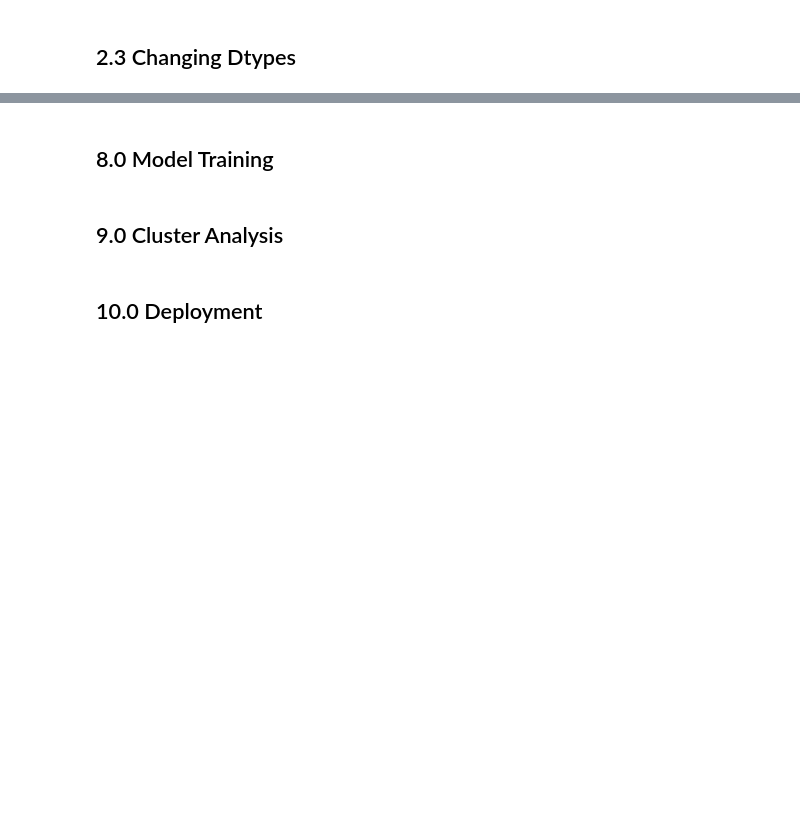
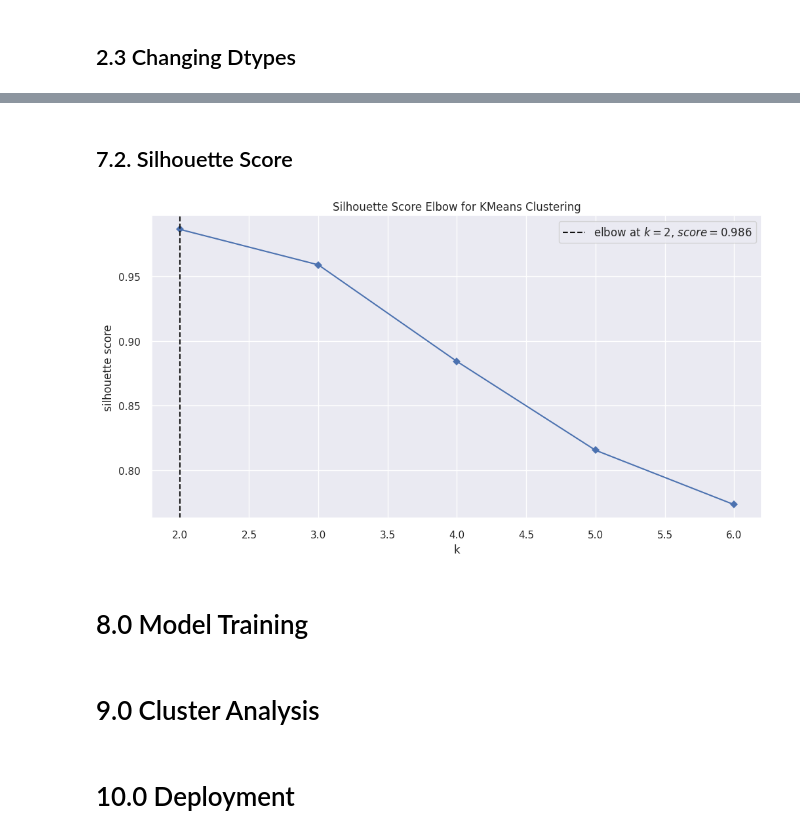
Before and after one commit to leassis91/allmart, a Jupyter notebook: notebooks/c01_definindo-metricas.ipynb, the cells around one changed output, grey strips where cells are left out. Cells and saved outputs as stored; diff of their text form; code cells hidden in the pictures; blank space fills up the shorter version.

```diff
--- a/notebooks/c01_definindo-metricas.ipynb
+++ b/notebooks/c01_definindo-metricas.ipynb
@@ -157,6 +334,14 @@ df_raw.columns = cols_new
+# %% [markdown]
+## 7.2. Silhouette Score
+# %%
+kmeans = KElbowVisualizer(KMeans(), k=clusters, metric='silhouette', timings=False )
+kmeans.fit(X)
+kmeans.show();
+# %% [output]
+[figure, added]
 # %% [markdown]
-## 8.0 Model Training
+# 8.0 Model Training
 # %% [markdown]
-## 9.0 Cluster Analysis
+# 9.0 Cluster Analysis
 # %% [markdown]
-## 10.0 Deployment
+# 10.0 Deployment
```
Also changed, not shown: parts of 41 cells of this notebook, 2 other files.
